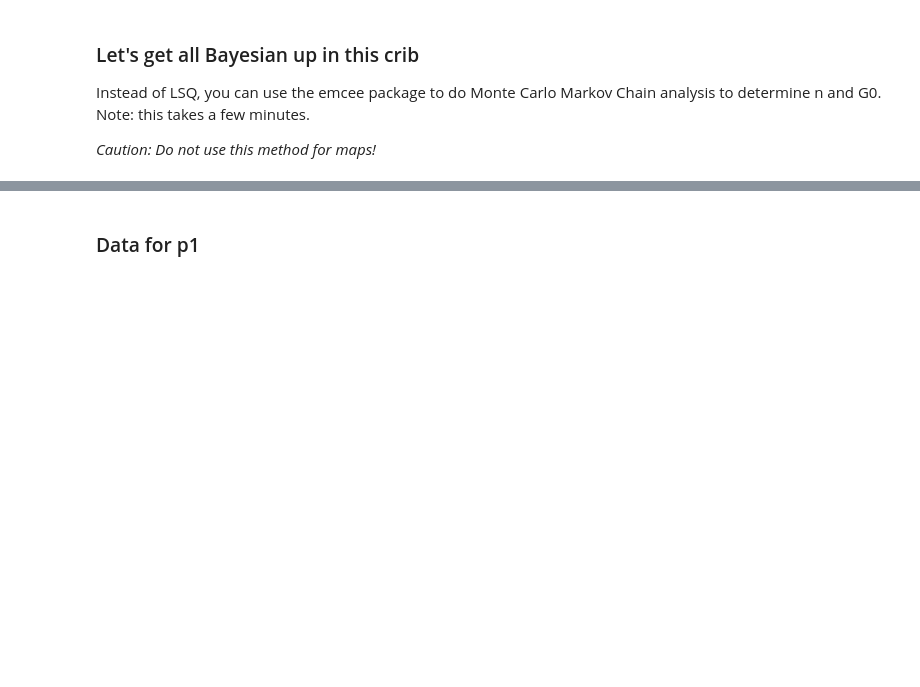
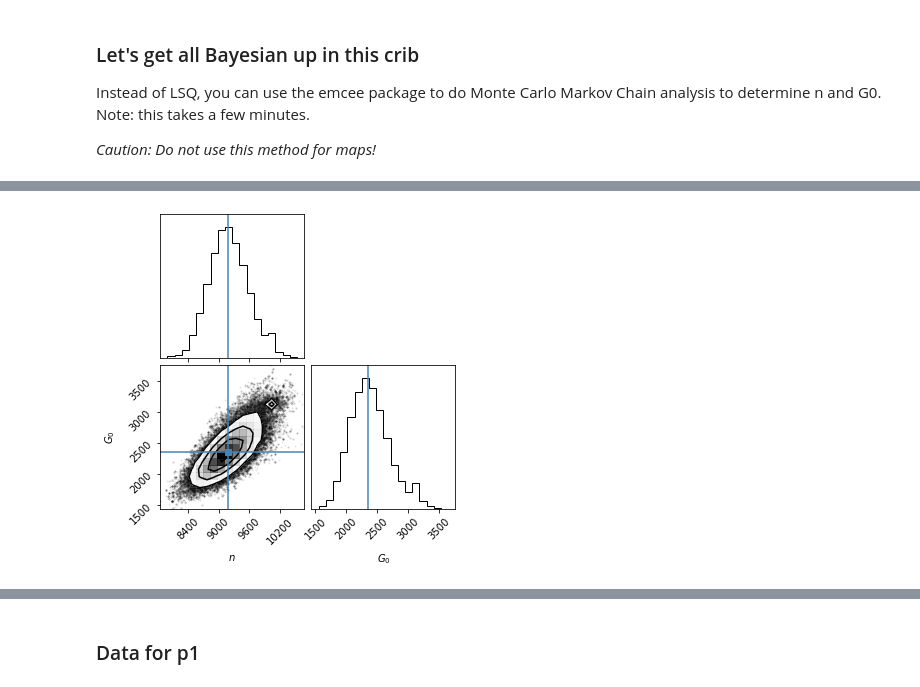
Before and after one commit to mpound/pdrtpy, a Jupyter notebook: rcw49.ipynb, the cells around one changed output, grey strips where cells are left out. Cells and saved outputs as stored; diff of their text form; code cells hidden in the pictures; blank space fills up the shorter version.

```diff
--- a/rcw49.ipynb
+++ b/rcw49.ipynb
@@ -43,5 +50,7 @@ ms.table.show_in_notebook()
 ### Do the fit with standard least squares, which is the default *method* to run()
 # %%
 p = LineRatioFit(ms,a)
-p.run()
+
+p2 = LineRatioFit(ms,a)
+p.run(test=False,fine=True)
 print(f' n = {p.density:.2e}\nG0 = {p.radiation_field:.2e}')
@@ -47,0 +62,3 @@ print(f' n = {p.density:.2e}\nG0 = {p.radiation_field:.2e}')
+# %%
+p.run(test=True,fine=True)
+print(f' n = {p.density:.2e}\nG0 = {p.radiation_field:.2e}')
@@ -47,0 +83,3 @@ print(f' n = {p.density:.2e}\nG0 = {p.radiation_field:.2e}')
+# %%
+p.run(test=False,fine=True)
+print(f' n = {p.density:.2e}\nG0 = {p.radiation_field:.2e}')
@@ -66,4 +146,4 @@ Note: this takes a few minutes.
 
 *Caution: Do not use this method for maps!*
 # %%
-p.run(method="emcee")
+p.run(method="emcee",steps=5000,fine=True,test=False)
@@ -72,0 +188,11 @@ fig = corner.corner(res.flatchain, labels=res.var_names, truths=list(res.params.
+# %%
+from copy import deepcopy
+scale = 1.6E-3 # 1 habing = 1.6E-3 erg s-1 cm-2
+rescopy = deepcopy(res.flatchain)
+rescopy['radiation_field'] /= scale
+# now scale the "best fit" values where the cross hairs are plotted.
+truths=np.array(list(res.params.valuesdict().values()))
+truths[1] /=scale
+fig = corner.corner(rescopy, labels=["$n$","$G_0$"], truths=truths)
+# %% [output]
+[figure, added]
```
Also changed, not shown: parts of 31 cells of this notebook.
